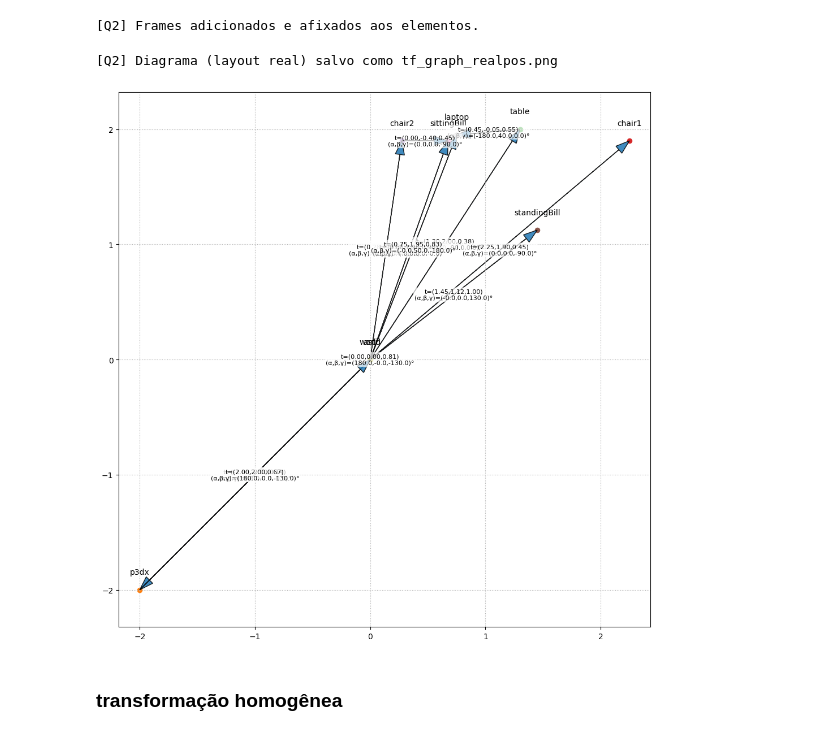
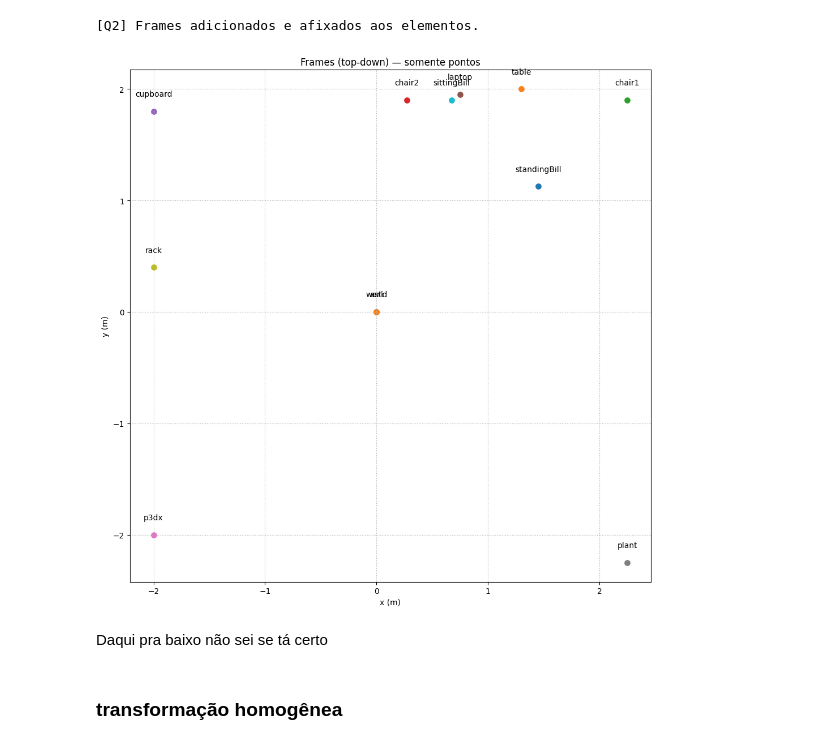
Before and after one commit to davifmn/robotica_movel, a Jupyter notebook: tp1.ipynb, the cells around one changed output. Cells and saved outputs as stored; diff of their text form; code cells hidden in the pictures.

Commit message:
Muda a posição do asti + começa a plotar diagrama da 2 com pontos

```diff
--- a/tp1.ipynb
+++ b/tp1.ipynb
@@ -223,7 +223,7 @@ edges = [
     ('world','asti'),
     ('world','rack'),
     ('world','plant'),
-    ('world','cupboard')
+    ('world','cupboard'),
     # relações relativas úteis
     ('table','laptop'),
     ('chair2','sittingBill'),
@@ -244,55 +244,42 @@ for a,b in edges:
         'euler_deg': [rx,ry,rz],
     })
 # %%
-# ======== OPÇÃO A: layout baseado na cena (posições reais em x–y) ========
-import math
-import matplotlib.pyplot as plt
+# 1) montar posições reais x–y em relação ao mundo para TODOS os nós
+pos = {'world': (0.0, 0.0)}
+all_nodes = set()
+for e in tf_graph:
+    all_nodes.add(e['from'])
+    all_nodes.add(e['to'])
 
-# 1) cria posição dos nós a partir das translações medidos em relação ao 'world'
-pos = {'world': (0.0, 0.0)}  # fixa o mundo na origem
-for e in tf_graph:
-    if e['to'] not in pos and e['from'] == 'world':
-        tx, ty, tz = e['t']
-        pos[e['to']] = (tx, ty)
-    # se por acaso algum nó ainda não ganhou posição, tenta inferir pelo par inverso já conhecido
-for e in tf_graph:
-    if e['to'] not in pos and e['from'] in pos:
-        # posição do 'to' = pos(from) + (tx,ty) na prática só é estritamente correta
-        # quando a rotação de 'from' é nula; aqui serve para “quebrar galho” se faltar algum
-        tx, ty, tz = e['t']
-        fx, fy = pos[e['from']]
-        pos[e['to']] = (fx + tx, fy + ty)
+for name in sorted(all_nodes):
+    if name == 'world':
+        continue
+    if name not in frames or frames[name] in (None, -1):
+        continue
+    H = mat4_from_sim(frames[name], frames['world'])  # ^world T_name
+    tx, ty, tz, *_ = pose_from_H(H)
+    pos[name] = (tx, ty)
 
-# 2) desenho
+# 2) desenhar apenas os pontos com rótulos
 plt.figure(figsize=(10,10))
 
-# nós
-for name,(x,y) in pos.items():
-    plt.scatter([x],[y], s=35)
+# desenha cada nó
+for name, (x, y) in pos.items():
+    plt.scatter([x], [y], s=45)
     plt.text(x, y+0.12, name, ha='center', va='bottom')
 
-# arestas (com setas e rótulos)
-for e in tf_graph:
-    x1, y1 = pos.get(e['from'], (None,None))
-    x2, y2 = pos.get(e['to'],   (None,None))
-    if None in (x1,y1,x2,y2):
-        continue
-    plt.arrow(x1, y1, x2-x1, y2-y1, length_includes_head=True, head_width=0.08, head_length=0.12, alpha=0.85)
-    tx,ty,tz = e['t']
-    rx,ry,rz = e['euler_deg']
-    label = f"t=({tx:.2f},{ty:.2f},{tz:.2f})\n(α,β,γ)=({rx:.1f},{ry:.1f},{rz:.1f})°"
-    mx,my = (x1+x2)/2.0, (y1+y2)/2.0
-    plt.text(mx, my, label, ha='center', va='center', fontsize=8, bbox=dict(boxstyle="round,pad=0.2", fc="white", ec="none", alpha=0.7))
-
+# ajustes visuais
 plt.axis('equal')
 plt.grid(True, linestyle=':')
+plt.xlabel('x (m)')
+plt.ylabel('y (m)')
+plt.title('Frames (top-down) — somente pontos')
 plt.tight_layout()
-plt.savefig('tf_graph_realpos.png', dpi=200)
-print("[Q2] Diagrama (layout real) salvo como tf_graph_realpos.png")
-# opcional: plt.show()
+plt.show()
 # %% [output]
-[Q2] Diagrama (layout real) salvo como tf_graph_realpos.png
-[figure, old version]
+[figure, new version]
+# %% [markdown]
+Daqui pra baixo não sei se tá certo
 # %%
 # Função para obter handle de um objeto (Nova API)
 def get_handle(name):
```
Also changed, not shown: parts of 1 cell of this notebook.
